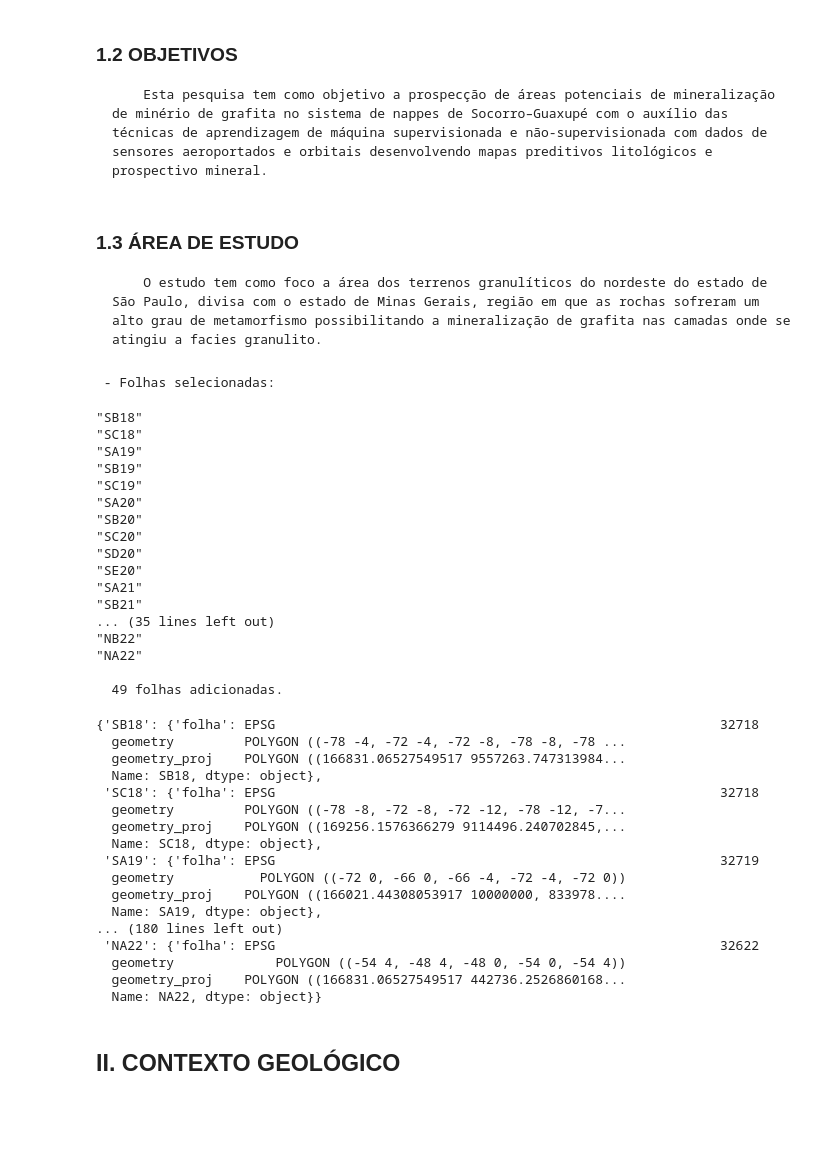
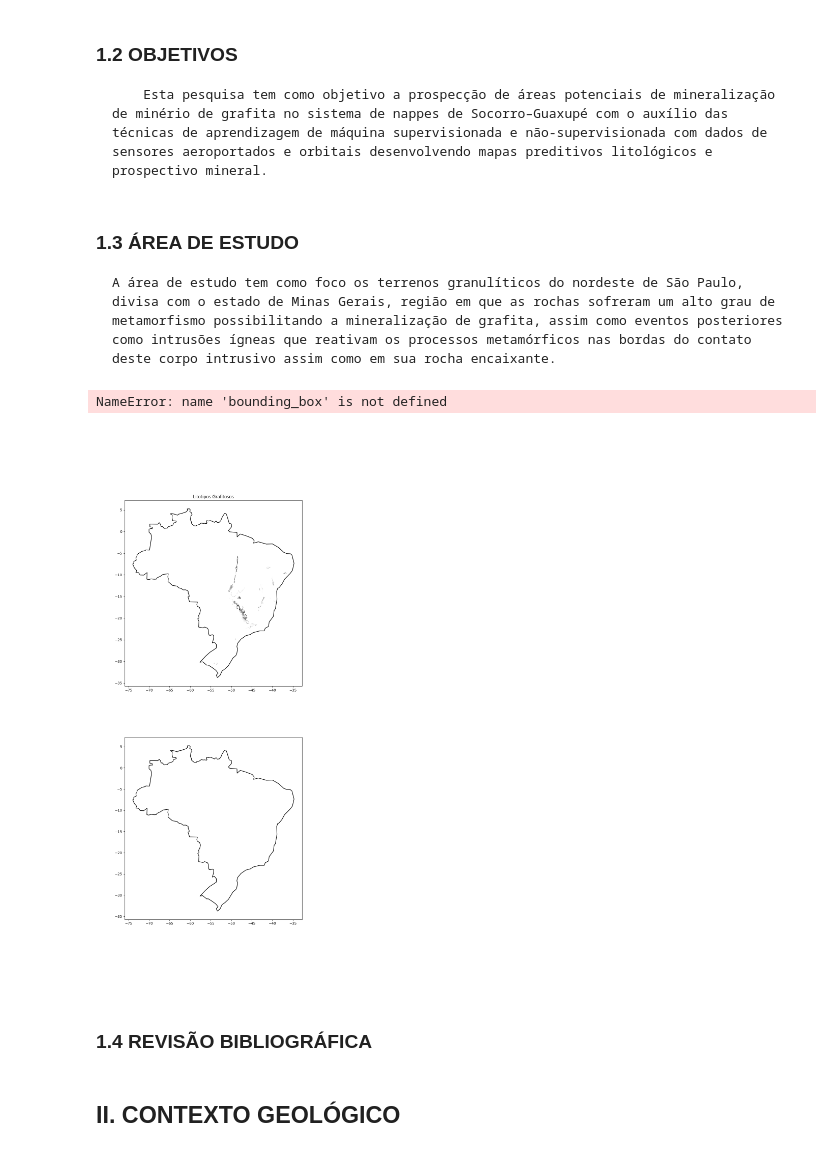
Before and after one commit to Gabriel-Goes/mapeamento_litologico_preditivo, a Jupyter notebook: relatorio_parcial.ipynb, the cells around one changed output. Cells and saved outputs as stored; diff of their text form; code cells hidden in the pictures; blank space fills up the shorter version.

```diff
--- a/relatorio_parcial.ipynb
+++ b/relatorio_parcial.ipynb
@@ -18,5 +18,5 @@
 # %% [markdown]
 ### 1.3 ÁREA DE ESTUDO
 
-        O estudo tem como foco a área dos terrenos granulíticos do nordeste do estado de São Paulo, divisa com o estado de Minas Gerais, região em que as rochas sofreram um alto grau de metamorfismo possibilitando a mineralização de grafita nas camadas onde se atingiu a facies granulito.
+    A área de estudo tem como foco os terrenos granulíticos do nordeste de São Paulo, divisa com o estado de Minas Gerais, região em que as rochas sofreram um alto grau de metamorfismo possibilitando a mineralização de grafita, assim como eventos posteriores como intrusões ígneas que reativam os processos metamórficos nas bordas do contato deste corpo intrusivo assim como em sua rocha encaixante.
 # %%
@@ -24,44 +36,30 @@ from src import *
-# %%
-MC_1kk = Build_mc('1kk',['S','N'],verbose=True)
-# %% [output]
- - Folhas selecionadas:
-"SB18"
-"SC18"
-"SA19"
-"SB19"
-"SC19"
-"SA20"
-"SB20"
-"SC20"
-"SD20"
-"SE20"
-"SA21"
-"SB21"
-... (35 lines left out)
-"NB22"
-"NA22"
-
-  49 folhas adicionadas.
-# %%
-MC_1kk
-# %% [output]
-{'SB18': {'folha': EPSG                                                         32718
-  geometry         POLYGON ((-78 -4, -72 -4, -72 -8, -78 -8, -78 ...
-  geometry_proj    POLYGON ((166831.06527549517 9557263.747313984...
-  Name: SB18, dtype: object},
- 'SC18': {'folha': EPSG                                                         32718
-  geometry         POLYGON ((-78 -8, -72 -8, -72 -12, -78 -12, -7...
-  geometry_proj    POLYGON ((169256.1576366279 9114496.240702845,...
-  Name: SC18, dtype: object},
- 'SA19': {'folha': EPSG                                                         32719
-  geometry           POLYGON ((-72 0, -66 0, -66 -4, -72 -4, -72 0))
-  geometry_proj    POLYGON ((166021.44308053917 10000000, 833978....
-  Name: SA19, dtype: object},
-... (180 lines left out)
- 'NA22': {'folha': EPSG                                                         32622
-  geometry             POLYGON ((-54 4, -48 4, -48 0, -54 0, -54 4))
-  geometry_proj    POLYGON ((166831.06527549517 442736.2526860168...
-  Name: NA22, dtype: object}}
+# %%
+litotipos_grafitosos = filtro(geometrias('litologia_1kk'),'rafit')
+# %%
+fig, (ax1,ax2) = plt.subplots(2,1,figsize=(9,22))
+
+world = gpd.read_file(gpd.datasets.get_path('naturalearth_lowres'))
+brazil = world[world.name == 'Brazil']
+
+brazil.boundary.plot(ax=ax1, color="black")
+brazil.boundary.plot(ax=ax2, color="black")
+
+ax1.set_title('Litotipos Grafitosos')
+litotipos_grafitosos.plot(ax=ax1,cmap='gray')
+ax1.set_ylim(bounding_box(litotipos_grafitosos)[2])
+ax1.set_xlim(bounding_box(litotipos_grafitosos)[0])
+
+ax2.set_title('Litotipos Granulíticos')
+litotipos_granuliticos.plot(ax=ax2,cmap='Reds_r')
+ax2.set_ylim(bounding_box(litotipos_granuliticos)[2])
+ax2.set_xlim(bounding_box(litotipos_granuliticos)[0])
+
+plt.show()
+# %% [output]
+NameError: name 'bounding_box' is not defined
+[figure, added]
+# %% [markdown]
+### 1.4 REVISÃO BIBLIOGRÁFICA
 # %% [markdown]
 ##  II. CONTEXTO GEOLÓGICO
 # %% [markdown]
```
Also changed, not shown: parts of 1 cell of this notebook.
